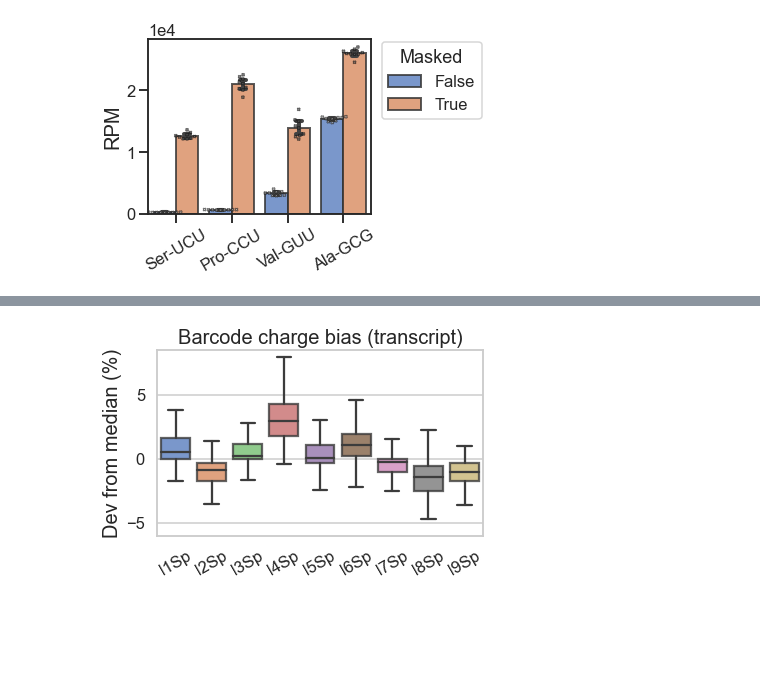
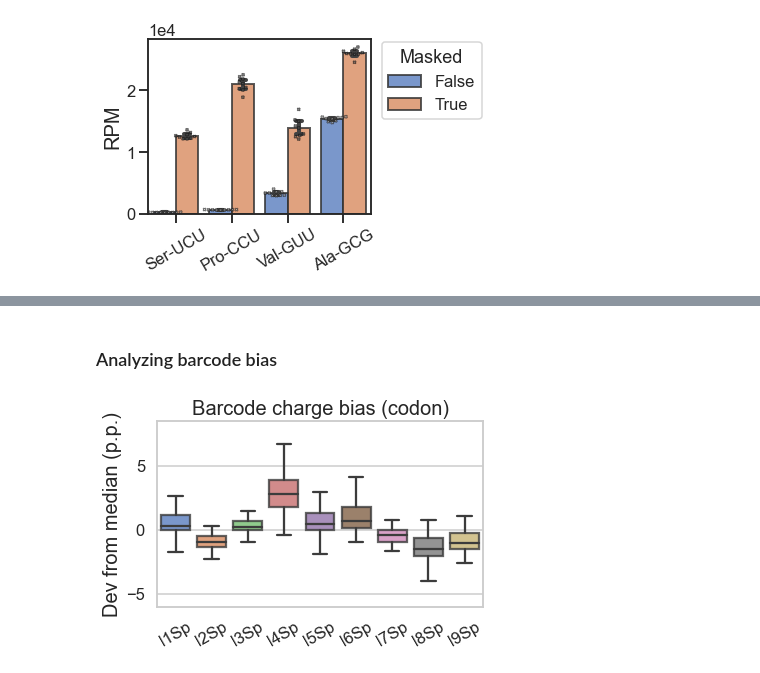
Before and after one commit to krdav/tRNA-charge-seq, a Jupyter notebook: projects/masked-align_analysis/analysis_plotting_pub.ipynb, the cells around one changed output, grey strips where cells are left out. Drawn from its saved outputs; the diff is of its cells as text; code cells hidden in the pictures; blank space fills up the shorter version.

```diff
--- a/projects/masked-align_analysis/analysis_plotting_pub.ipynb
+++ b/projects/masked-align_analysis/analysis_plotting_pub.ipynb
@@ -478,8 +453,10 @@ We start by looking at the charge.
+# %% [markdown]
+### Analyzing barcode bias
 # %%
 # Calculate the deviation from the median
 # for RPM values and charge:
-tr_OR_cd = 'tRNA_anno_short'
-# tr_OR_cd = 'AA_codon'
+# tr_OR_cd = 'tRNA_anno_short'
+tr_OR_cd = 'AA_codon'
 
 cols_sele = [tr_OR_cd, \
              'RPM_masked_mean', 'RPM_masked_median', 'RPM_masked_std', \
@@ -497,26 +474,26 @@ charge_df['charge_median_dev_p'] = charge_df['charge_median_dev'] / charge_df['c
 # %%
 # Plot charge deviation from media broken down by barcode:
 min_mask = charge_df['RPM_masked_mean'] > 1000
 bc_order = sorted(set(charge_df['barcode']))
 with sns.axes_style("whitegrid"):
     fig, ax1 = plt.subplots(1, 1, figsize=(6, 4))
     g1 = sns.boxplot(data=charge_df[min_mask], x='barcode', y='charge_median_dev', \
                      boxprops=dict(alpha=0.8), order=bc_order, fliersize=False)
     g1.set(ylim=(-6, 8.5))
     if tr_OR_cd == 'AA_codon':
         g1.set_title('Barcode charge bias (codon)', fontsize=20)
     elif tr_OR_cd == 'tRNA_anno_short':
         g1.set_title('Barcode charge bias (transcript)', fontsize=20)
     g1.set_xlabel('')
-    g1.set_ylabel('Dev from median (%)', fontsize=20)
+    g1.set_ylabel('Dev from median (p.p.)', fontsize=20)
     g1.set_xticklabels(g1.get_xticklabels(), rotation=30)
     fig.tight_layout()
     if tr_OR_cd == 'AA_codon':
         fig.savefig('data/plotting_pub/barcode_median-deviation_charge_codon.pdf', bbox_inches='tight')
     elif tr_OR_cd == 'tRNA_anno_short':
         fig.savefig('data/plotting_pub/barcode_median-deviation_charge_tr.pdf', bbox_inches='tight')
 # %% [output]
-[figure, old version]
+[figure, new version]
 # %%
 ### Find best/worst repeatable sample pairs ###
 ch_bw = [1e9, 0]
```
Also changed, not shown: parts of 13 cells of this notebook, 54 other files.
